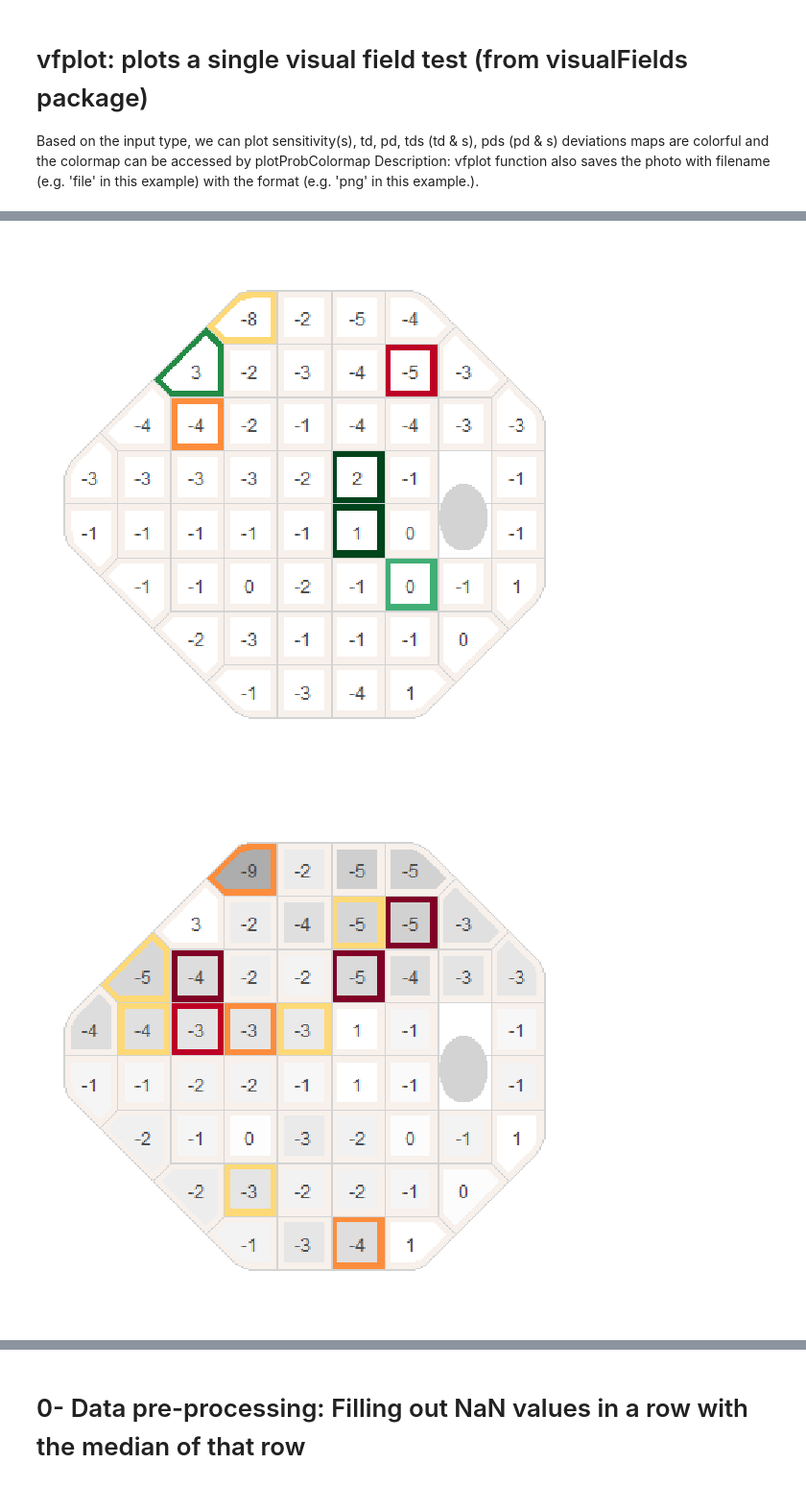
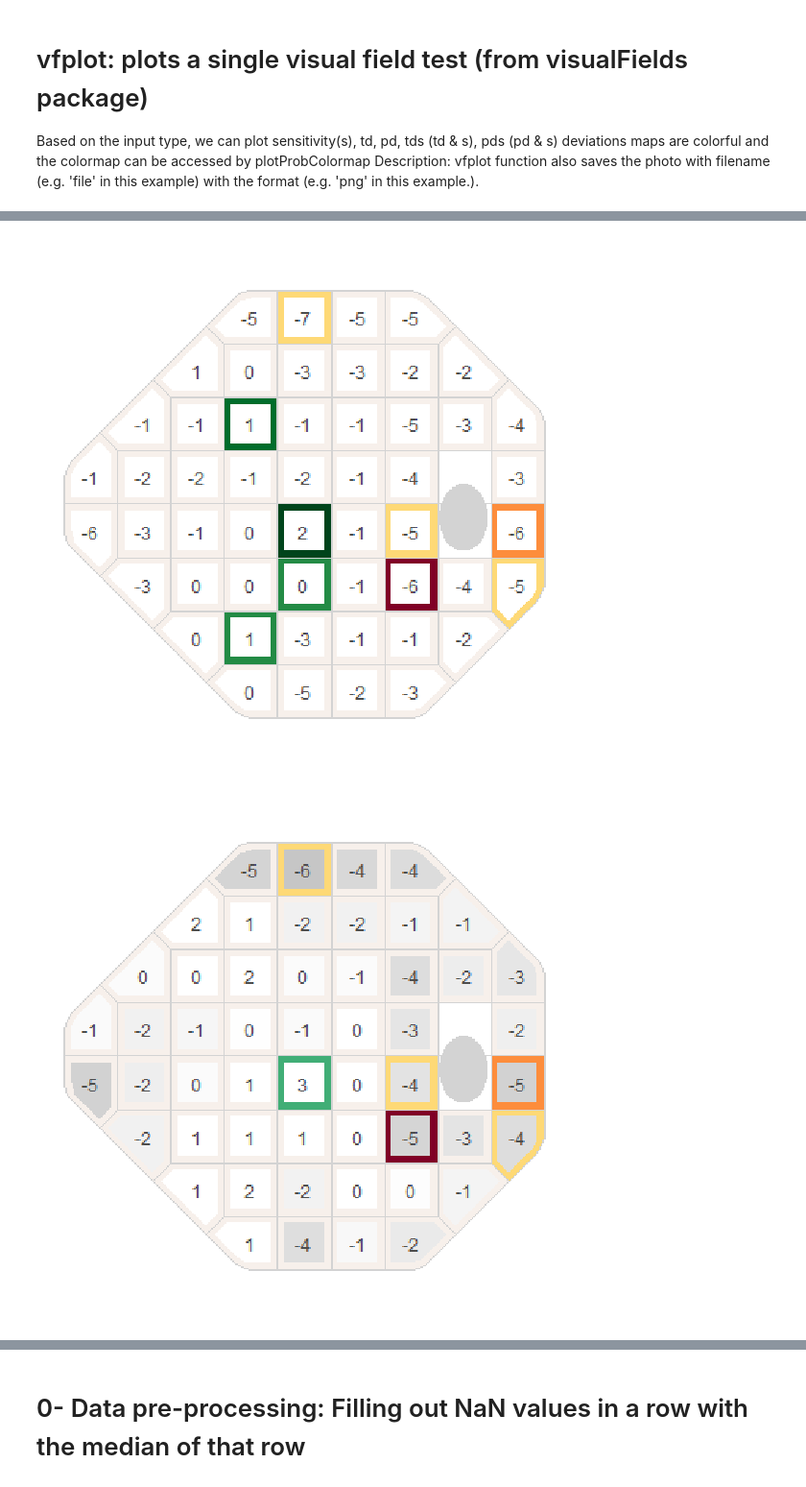
Before and after one commit to Mousamoradi/PyGlaucoMetrics, a Jupyter notebook: Test_code_MM_v2.ipynb, the cells around one changed output, grey strips where cells are left out. Shown at 96% size. Cells and saved outputs as stored; diff of their text form; code cells hidden in the pictures.

```diff
--- a/Test_code_MM_v2.ipynb
+++ b/Test_code_MM_v2.ipynb
@@ -142,7 +142,7 @@ Based on the input type, we can plot sensitivity(s), td, pd, tds (td & s), pds (
 # %%
 #df_VFs_py = visualFields.data_vfpwgRetest24d2() #df_VFs_py is acquired using vfpwgRetest24d2() function.
 df_VFs_py=df_input
-vf = df_VFs_py.iloc[[22]] #Sanity check...lets pick the first VF of df_VFs_py as example
+vf = df_VFs_py.iloc[[2]] #Sanity check...lets pick the first VF of df_VFs_py as example
 
 visualFields.vfplot(vf, type='s', save=True, filename='sensitivity', fmt='png') # types: s, td,pd, tds, pds
 visualFields.vfplot_s(vf, save=False, filename='s', fmt='png') # alias for vfplot(type='s')
@@ -158,2 +158,2 @@ visualFields.plotProbColormap(save=True, filename='cmap', fmt='pdf') # show colo
-[figure, old version]
+[figure, new version]
-[figure, old version]
+[figure, new version]
```
Also changed, not shown: parts of 8 cells of this notebook.
